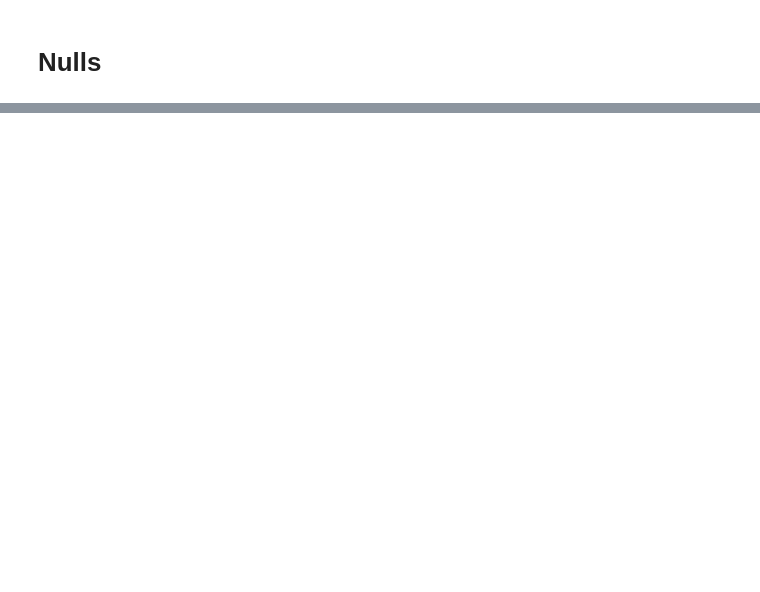
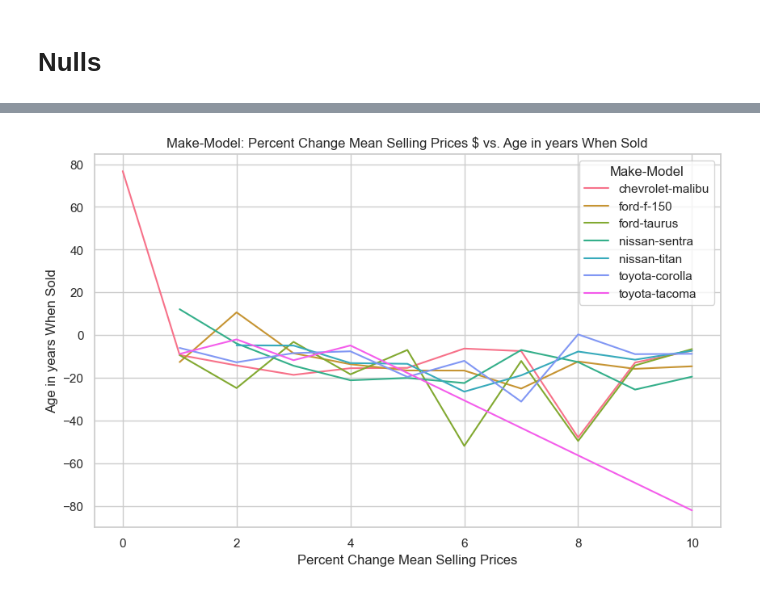
Before and after one commit to jerryevalentine/UCB-Project-1, a Jupyter notebook: Project_1_Group_7_Consolidated.ipynb, the cells around one changed output, grey strips where cells are left out. Cells and saved outputs as stored; diff of their text form; code cells hidden in the pictures; blank space fills up the shorter version.

```diff
--- a/Project_1_Group_7_Consolidated.ipynb
+++ b/Project_1_Group_7_Consolidated.ipynb
@@ -190,0 +159,4 @@ Dataframe is 472325 rows, run at 2024-03-24 07:50:16.039032.  Original length 55
+# %%
+df_clean_car_prices_2_11 = df_clean_car_prices[(df_clean_car_prices['age_when_sold'] > 1) ]
+df_clean_car_prices_2_11 = df_clean_car_prices[(df_clean_car_prices['age_when_sold'] < 11) ]
+print(f"Dataframe import size {len(df_clean_car_prices_2_11)} rows, {datetime.datetime.now()}.")
@@ -190,0 +267,17 @@ Dataframe is 472325 rows, run at 2024-03-24 07:50:16.039032.  Original length 55
+# %%
+sns.set(style="whitegrid")
+
+# Create the plot
+plt.figure(figsize=(10, 6))
+sns.lineplot(data=df_age_when_sold_grouped, x='age_when_sold', y='Percent_change_meansellingprice_float', hue='Make-Model', palette='husl')
+
+# Set the title and labels
+plt.title('Make-Model: Percent Change Mean Selling Prices $ vs. Age in years When Sold')
+plt.xlabel('Percent Change Mean Selling Prices')
+plt.ylabel('Age in years When Sold')
+
+# Display the plot
+plt.legend(title='Make-Model', loc='upper right')
+print(datetime.datetime.now())
+plt.show()
+# %% [output]
@@ -190,0 +285 @@ Dataframe is 472325 rows, run at 2024-03-24 07:50:16.039032.  Original length 55
+[figure, added]
```
Also changed, not shown: parts of 54 cells of this notebook.
